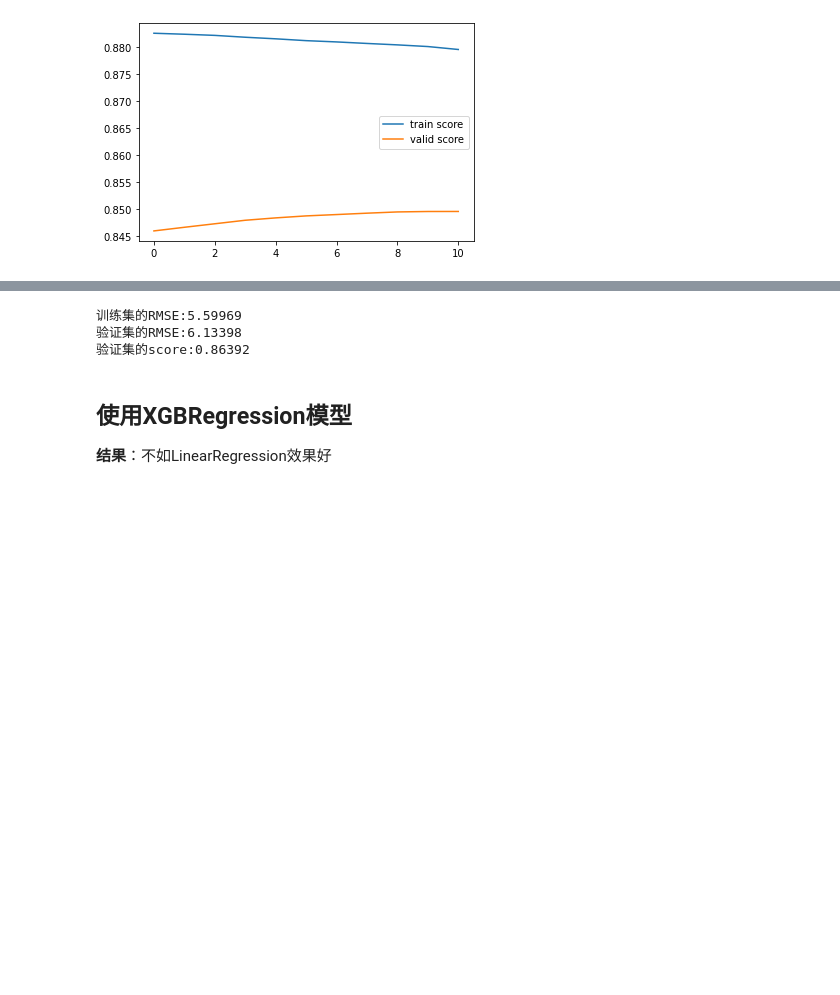
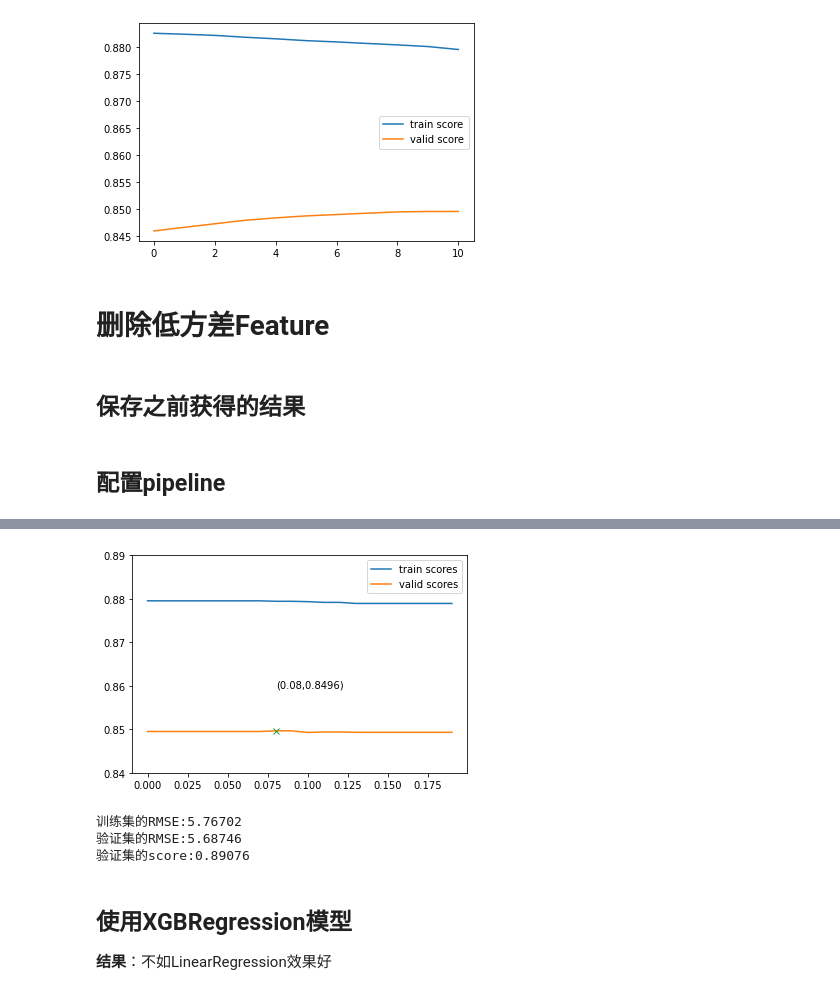
Before and after one commit to FreemanHu/ml2020_lhy, a Jupyter notebook: hw1/hw1_pm25_prediction_v4_linear.ipynb, the cells around one changed output, grey strips where cells are left out. Cells and saved outputs as stored; diff of their text form; code cells hidden in the pictures; blank space fills up the shorter version.

```diff
--- a/hw1/hw1_pm25_prediction_v4_linear.ipynb
+++ b/hw1/hw1_pm25_prediction_v4_linear.ipynb
@@ -134,3 +152,7 @@ plt.legend()
 plt.show()
 # %% [output]
 [figure]
+# %% [markdown]
+# 删除低方差Feature #
+# %% [markdown]
+## 保存之前获得的结果 ##
@@ -136,0 +197,2 @@ plt.show()
+# %% [markdown]
+## 配置pipeline ##
@@ -136,0 +208,5 @@ plt.show()
+# %%
+treshold_range = [0.01 * i for i in range(20)]
+
+history = search_utils.search('variance__threshold',treshold_range,ylim=(.84,.89))
+# %% [output]
@@ -137,5 +215,6 @@ plt.show()
+[figure, added]
 # %%
-pipeline.fit(X_train,y_train)
+pipeline.fit(X_train_full,y_train_full)
 
 train_rmse = mean_squared_error(pipeline.predict(X_train),y_train)**0.5
 valid_rmse = mean_squared_error(pipeline.predict(X_valid),y_valid)**0.5
@@ -143,9 +222,9 @@ print("训练集的RMSE:{:.5f}".format(train_rmse))
 print("验证集的RMSE:{:.5f}".format(valid_rmse))
 print("验证集的score:{:.5f}".format(pipeline.score(X_valid,y_valid)))
 # %% [output]
-训练集的RMSE:5.59969
-验证集的RMSE:6.13398
-验证集的score:0.86392
+训练集的RMSE:5.76702
+验证集的RMSE:5.68746
+验证集的score:0.89076
 # %% [markdown]
 ## 使用XGBRegression模型 ##
 **结果**：不如LinearRegression效果好
```
Also changed, not shown: parts of 6 cells of this notebook.
